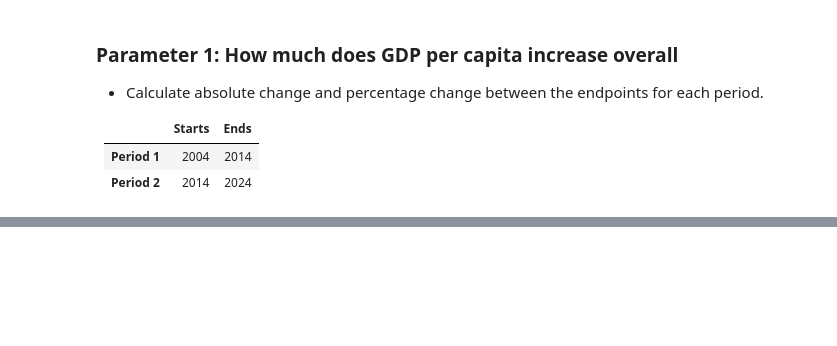
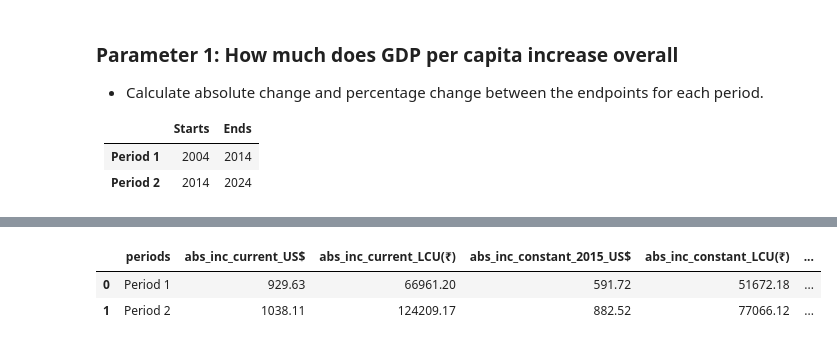
Before and after one commit to sohail-ansari0023/Indias_economic_changes, a Jupyter notebook: 2_Income_and_Living_Standards/Analysis.ipynb, the cells around one changed output, grey strips where cells are left out. Saved outputs shown, nothing was run; the diff lists cells and outputs as text; code cells hidden in the pictures; blank space fills up the shorter version.

```diff
--- a/2_Income_and_Living_Standards/Analysis.ipynb
+++ b/2_Income_and_Living_Standards/Analysis.ipynb
@@ -146,0 +182,13 @@ for period in periods:
+# %%
+gddppc_df = gddppc_df.T
+
+gddppc_df = gddppc_df.reset_index()
+# %%
+# renaming the index columns.
+gddppc_df = gddppc_df.rename(columns={'index': 'periods'})
+
+gddppc_df
+# %% [output]
+|  | periods | abs_inc_current_US$ | abs_inc_current_LCU(₹) | abs_inc_constant_2015_US$ | abs_inc_constant_LCU(₹) | ... |
+| 0 | Period 1 | 929.63 | 66961.20 | 591.72 | 51672.18 | ... |
+| 1 | Period 2 | 1038.11 | 124209.17 | 882.52 | 77066.12 | ... |
```
Also changed, not shown: parts of 8 cells of this notebook.
